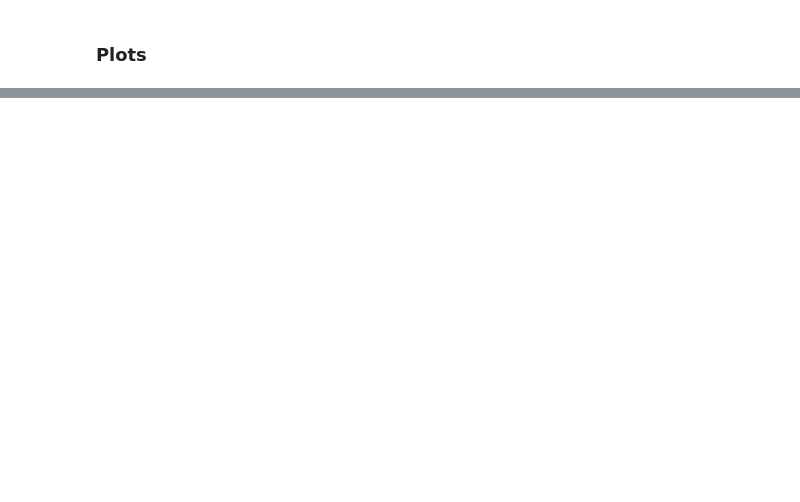
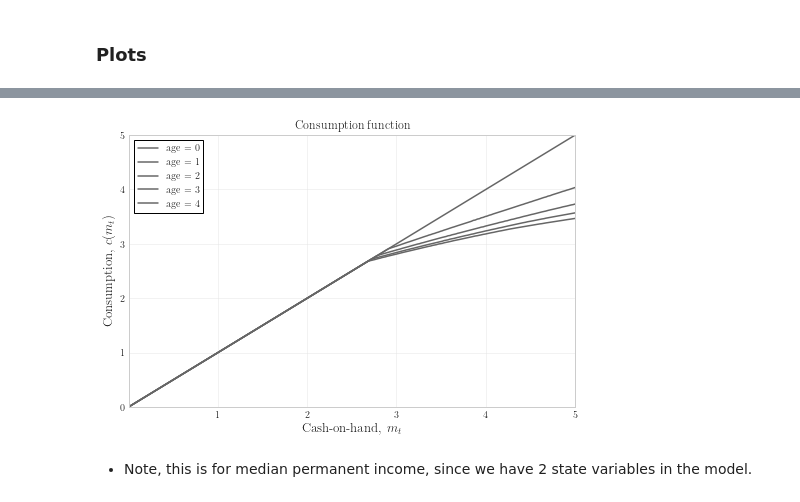
Before and after one commit to HansChristianPOLIT/LostInOptimization, a Jupyter notebook: OneAsset/OneAssetModel.ipynb, the cells around one changed output, grey strips where cells are left out. Saved outputs shown, nothing was run; the diff lists cells and outputs as text; code cells hidden in the pictures; blank space fills up the shorter version.

```diff
--- a/OneAsset/OneAssetModel.ipynb
+++ b/OneAsset/OneAssetModel.ipynb
@@ -107,0 +123,6 @@ figs.lifecycle(model)
+# %%
+figs.plot_age_consumption(model)
+# %% [output]
+[figure, added]
+# %% [markdown]
+- Note, this is for median permanent income, since we have 2 state variables in the model.
```
Also changed, not shown: parts of 5 cells of this notebook, 3 other files.
